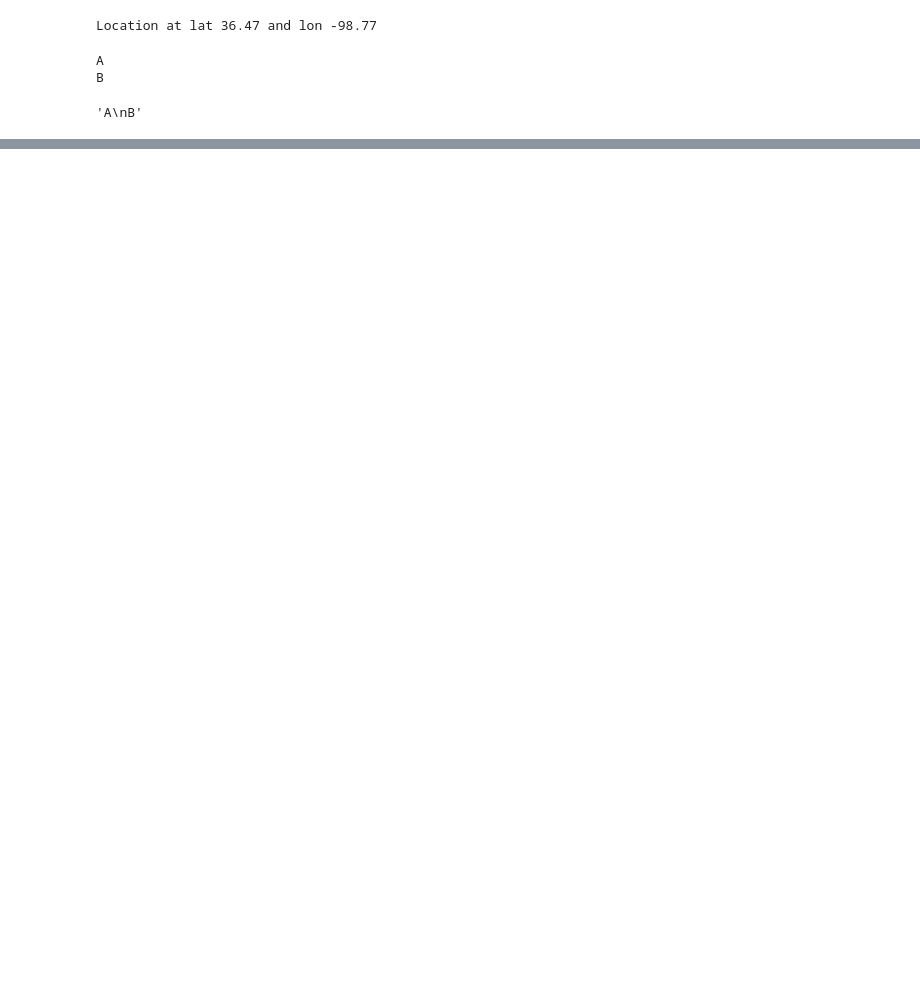
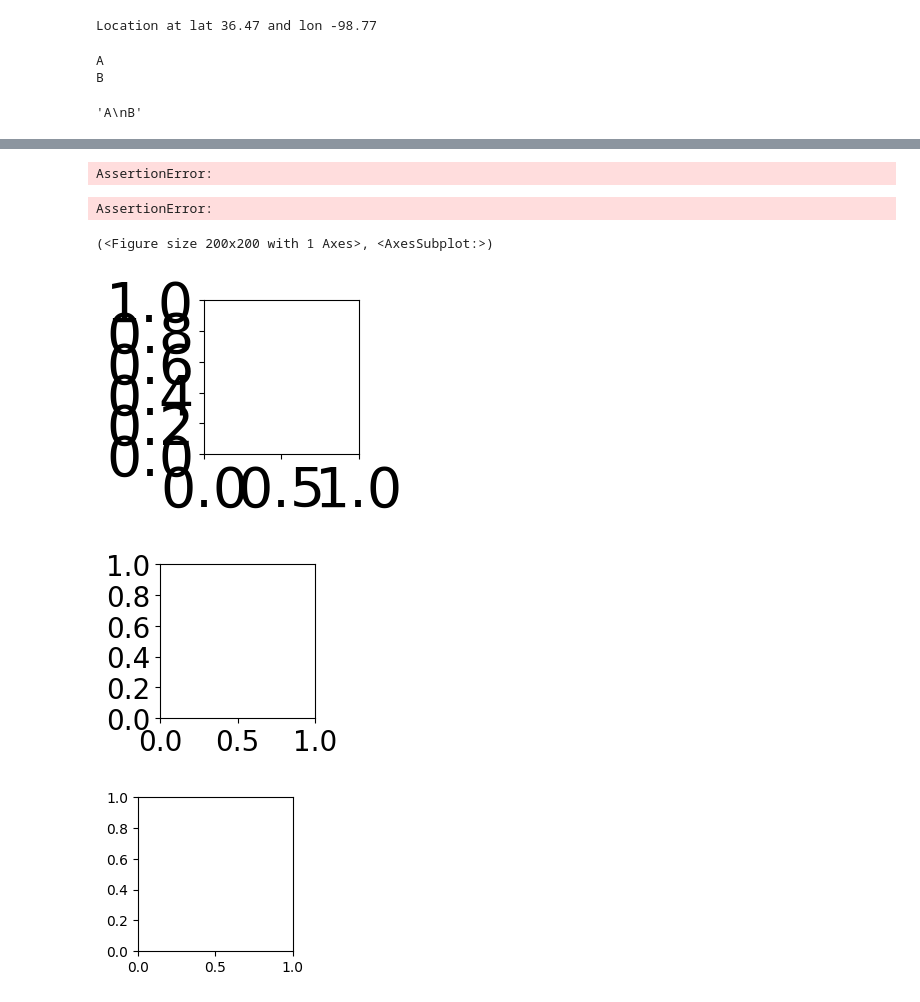
Before and after one commit to cs320-wisc/f22, a Jupyter notebook: lec/08-oop2/lec1.ipynb, the cells around one changed output, grey strips where cells are left out. Saved outputs shown, nothing was run; the diff lists cells and outputs as text; code cells hidden in the pictures; blank space fills up the shorter version.

```diff
--- a/lec/08-oop2/lec1.ipynb
+++ b/lec/08-oop2/lec1.ipynb
@@ -116,0 +237,16 @@ B
+# %%
+f = open("file.txt", "w")
+f.write("hello ")
+assert 1 == 2 # trigger a crash
+f.write("world")
+f.close()  # close triggers a flush of the buffers to the file
+# %% [output]
+AssertionError:
+# %%
+with open("file.txt", "w") as f:
+    f.write("hello ")
+    assert 1 == 2 # trigger a crash
+    f.write("world")
+    # it automatically closes f for us, regardless of errors
+# %% [output]
+AssertionError:
@@ -116,0 +259,21 @@ B
+# %%
+class DoubleFont:
+    def __enter__(self):
+        self.old_size = plt.rcParams["font.size"]
+        plt.rcParams["font.size"] *= 2
+
+    def __exit__(self, exc_type, exc_value, traceback):
+        plt.rcParams["font.size"] = self.old_size
+# %%
+with DoubleFont():  # calls __enter__
+    with DoubleFont():
+        plt.subplots(figsize=(2,2)) # largest font
+    plt.subplots(figsize=(2,2)) # larger font
+    # calls __exit__ (even if we crash)
+
+plt.subplots(figsize=(2,2)) # go back to regular font
+# %% [output]
+(<Figure size 200x200 with 1 Axes>, <AxesSubplot:>)
+[figure, added]
+[figure, added]
+[figure, added]
```
Also changed, not shown: parts of 17 cells of this notebook, 2 other files.
